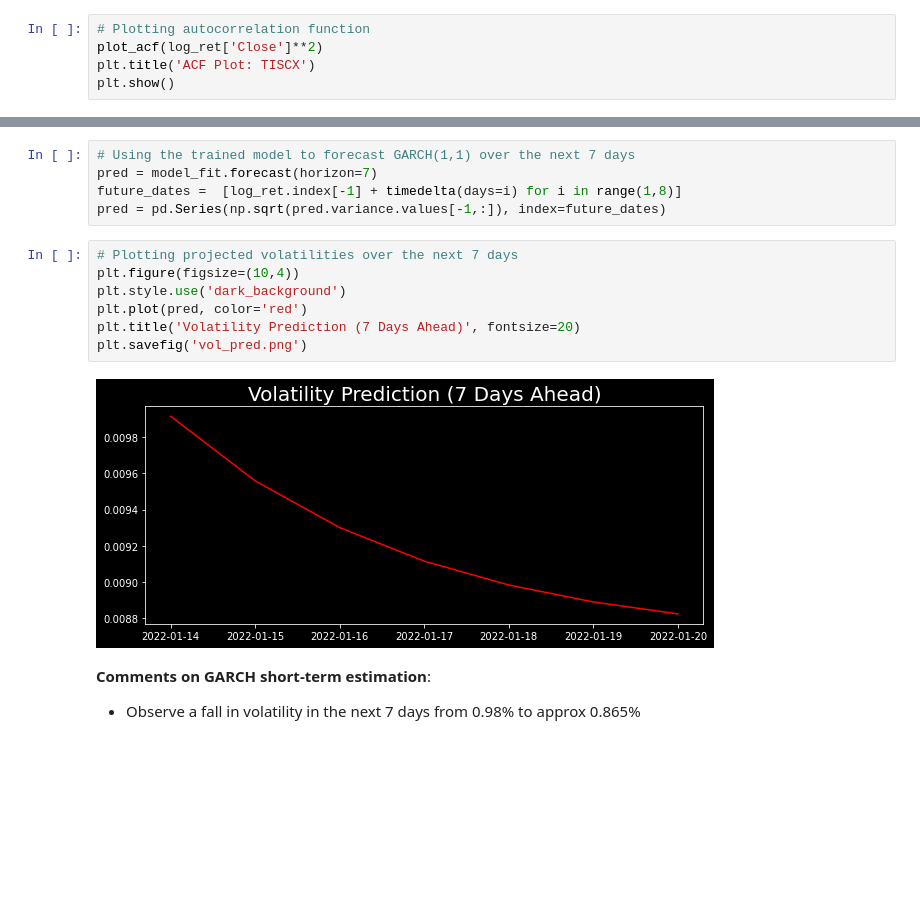
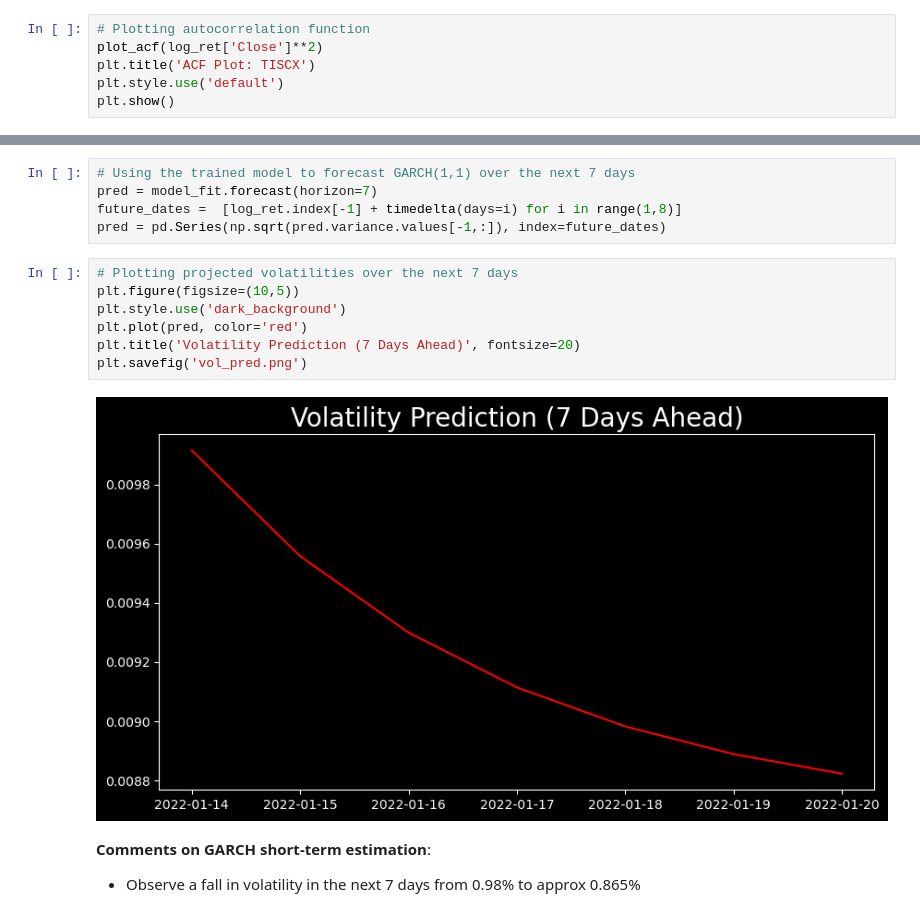
Before and after one commit to jaydenreu/GARCH-Modeling, a Jupyter notebook: GARCH3.ipynb, the cells around one changed output, grey strips where cells are left out. Saved outputs shown, nothing was run; the diff lists cells and outputs as text; blank space fills up the shorter version.

```diff
--- a/GARCH3.ipynb
+++ b/GARCH3.ipynb
@@ -163,5 +163,6 @@ Purpose - to visualize significant lags lengths within our returns data. From he
 # Plotting autocorrelation function
 plot_acf(log_ret['Close']**2)
 plt.title('ACF Plot: TISCX')
+plt.style.use('default')
 plt.show()
 # %% [output]
@@ -288,13 +289,13 @@ future_dates =  [log_ret.index[-1] + timedelta(days=i) for i in range(1,8)]
 pred = pd.Series(np.sqrt(pred.variance.values[-1,:]), index=future_dates)
 # %%
 # Plotting projected volatilities over the next 7 days
-plt.figure(figsize=(10,4))
+plt.figure(figsize=(10,5))
 plt.style.use('dark_background')
 plt.plot(pred, color='red')
 plt.title('Volatility Prediction (7 Days Ahead)', fontsize=20)
 plt.savefig('vol_pred.png')
 # %% [output]
-[figure, old version]
+[figure, new version]
 # %% [markdown]
 **Comments on GARCH short-term estimation**:
 * Observe a fall in volatility in the next 7 days from 0.98% to approx 0.865%
```
Also changed, not shown: parts of 7 cells of this notebook.
